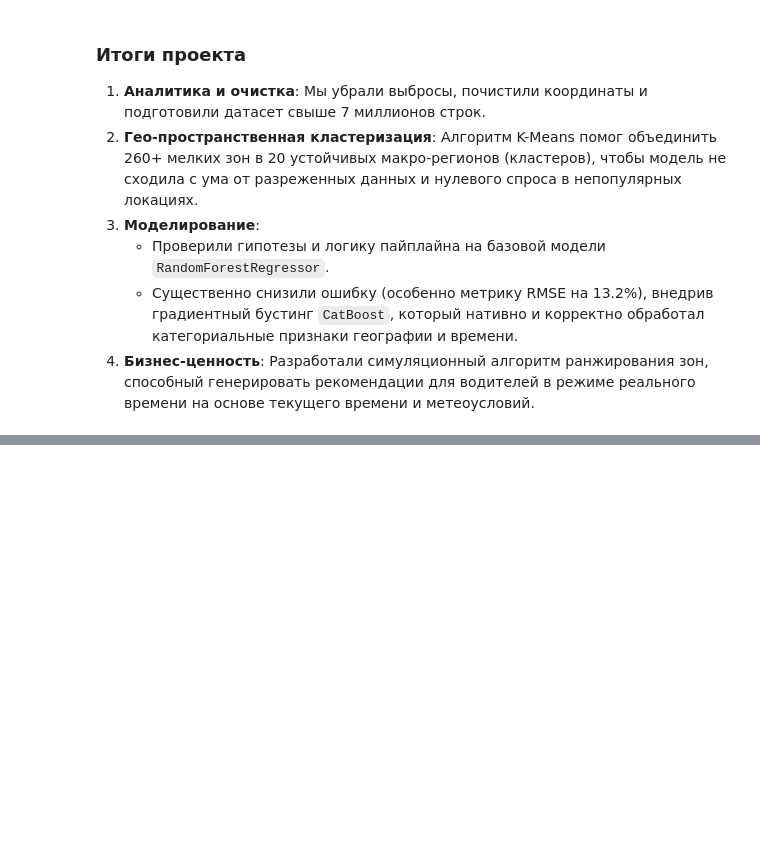
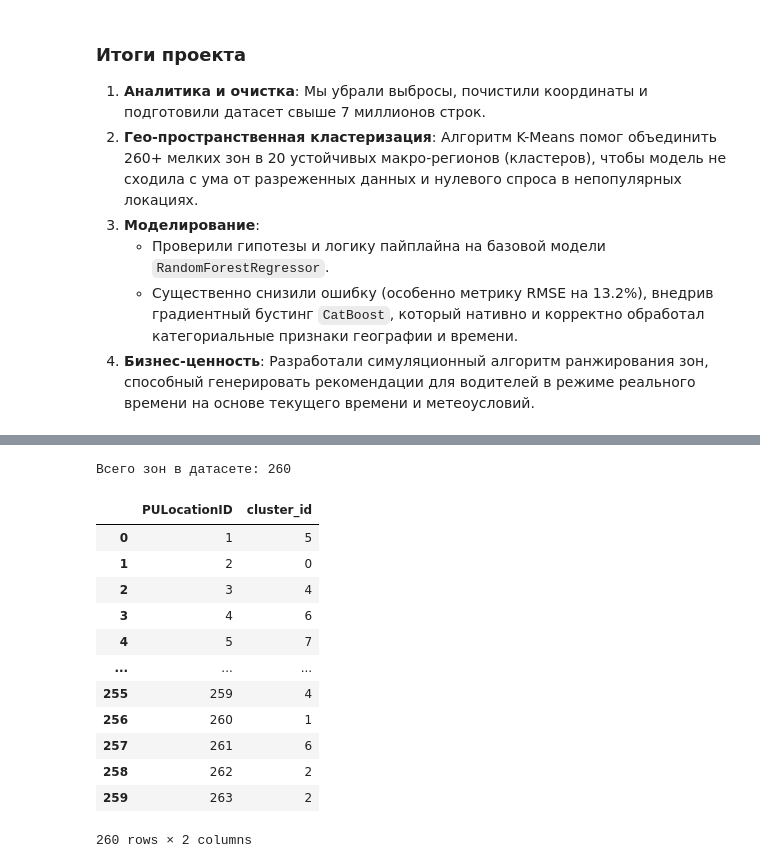
Before and after one commit to Team-10-Spilis/New-York-Taxi-Analysis, a Jupyter notebook: clusterization/clusterization_new.ipynb, the cells around one changed output, grey strips where cells are left out. Cells and saved outputs as stored; diff of their text form; code cells hidden in the pictures; blank space fills up the shorter version.

```diff
--- a/clusterization/clusterization_new.ipynb
+++ b/clusterization/clusterization_new.ipynb
@@ -503,0 +503,28 @@ display(recommendations)
+# %%
+# Извлекаем нужные колонки: ID зоны и ID кластера
+final_zone_clusters = zone_profiles[['PULocationID', 'cluster_id']].drop_duplicates()
+
+# Сортируем для удобства по номеру зоны
+final_zone_clusters = final_zone_clusters.sort_values(by='PULocationID').reset_index(drop=True)
+
+# Сохраняем итоговый датасет в CSV-файл (он появится в папке с ноутбуком)
+final_zone_clusters.to_csv('8_zone_clusters_mapping.csv', index=False)
+
+# Выводим информацию на экран, чтобы убедиться, что все 260 зон на месте
+print(f"Всего зон в датасете: {final_zone_clusters.shape[0]}")
+display(final_zone_clusters)
+# %% [output]
+Всего зон в датасете: 260
+|  | PULocationID | cluster_id |
+| 0 | 1 | 5 |
+| 1 | 2 | 0 |
+| 2 | 3 | 4 |
+| 3 | 4 | 6 |
+| 4 | 5 | 7 |
+| ... | ... | ... |
+| 255 | 259 | 4 |
+| 256 | 260 | 1 |
+| 257 | 261 | 6 |
+| 258 | 262 | 2 |
+| 259 | 263 | 2 |
+260 rows × 2 columns
```
Also changed, not shown: parts of 12 cells of this notebook.
